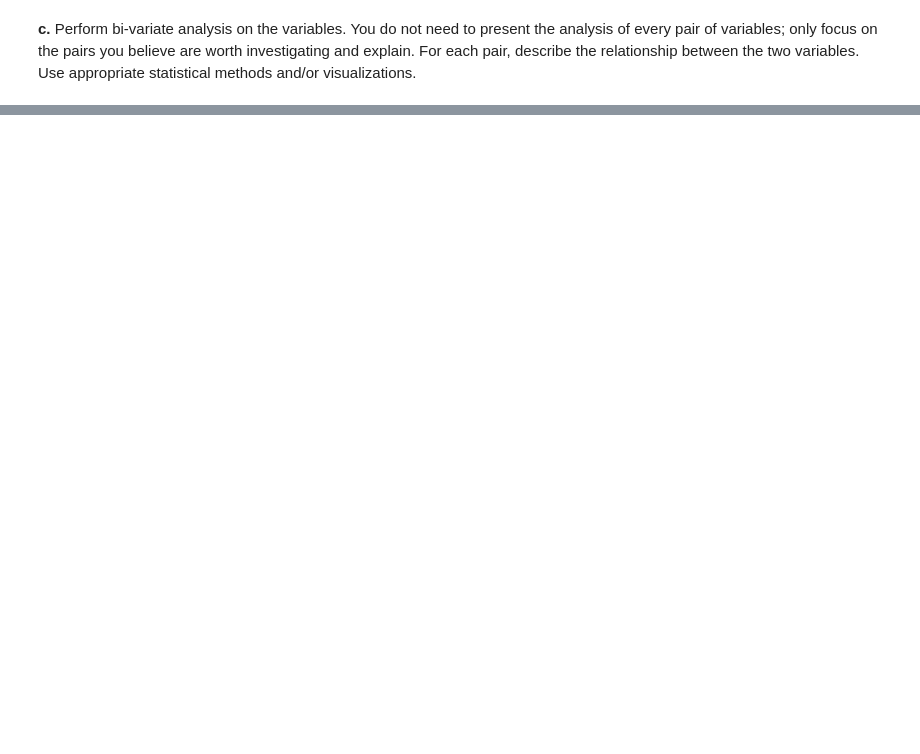
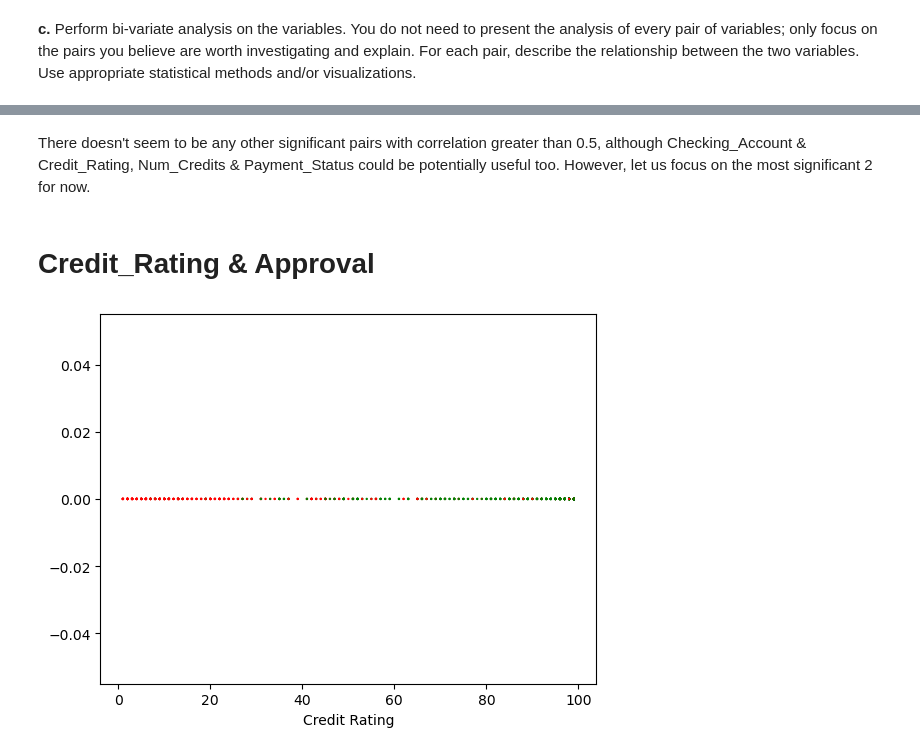
Before and after one commit to Bk49/CS105-Project, a Jupyter notebook: CS105 Project Submission Part I 2023.ipynb, the cells around one changed output, grey strips where cells are left out. Cells and saved outputs as stored; diff of their text form; code cells hidden in the pictures; blank space fills up the shorter version.

```diff
--- a/CS105 Project Submission Part I 2023.ipynb
+++ b/CS105 Project Submission Part I 2023.ipynb
@@ -1204,0 +1245,16 @@ r_squared
+# %% [markdown]
+There doesn't seem to be any other significant pairs with correlation greater than 0.5, although Checking_Account & Credit_Rating, Num_Credits & Payment_Status could be potentially useful too. However, let us focus on the most significant 2 for now.
+# %% [markdown]
+# Credit_Rating & Approval
+# %%
+credit_rating = original_df["Credit_Rating"]
+approval = original_df["Approval"]
+
+y_axis = 0
+colors = list(map(lambda x: 'g' if x else 'r', approval))
+
+plt.scatter(credit_rating, np.zeros_like(credit_rating), s=0.5, c=colors)
+plt.xlabel("Credit Rating")
+plt.show()
+# %% [output]
+[figure, added]
```
Also changed, not shown: parts of 19 cells of this notebook, 1 other file.
